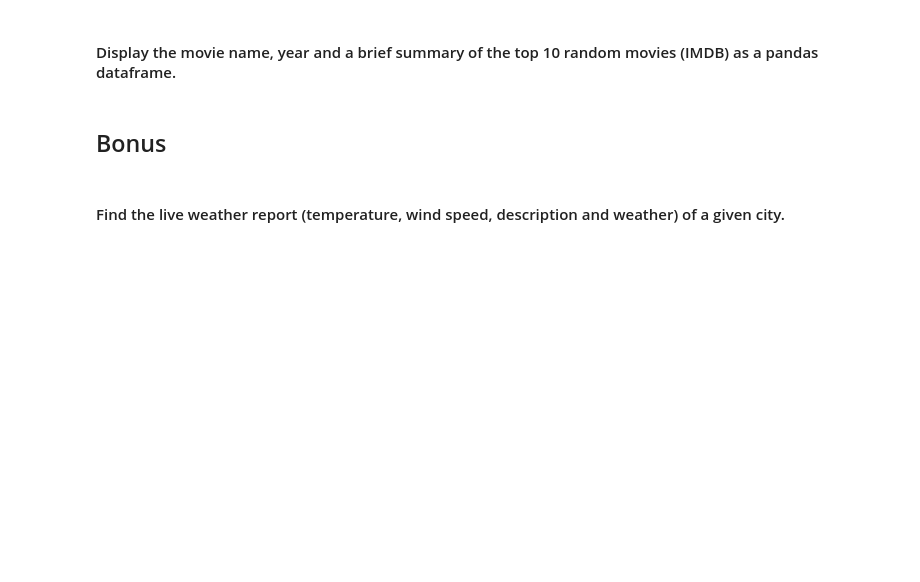
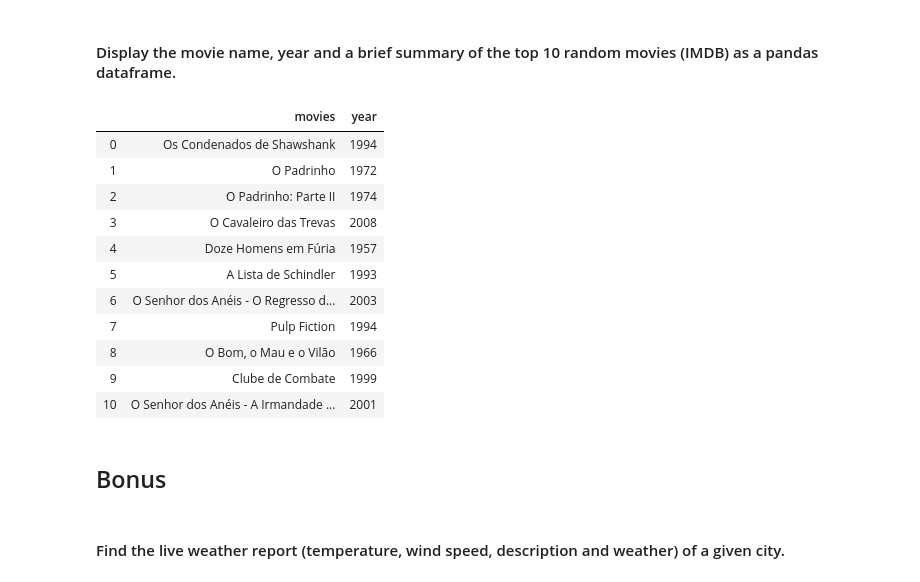
Before and after one commit to ta-data-lis/lab-web-scraping, a Jupyter notebook: your-code/main.ipynb, the cells around one changed output. Drawn from its saved outputs; the diff is of its cells as text; code cells hidden in the pictures; blank space fills up the shorter version.

```diff
--- a/your-code/main.ipynb
+++ b/your-code/main.ipynb
@@ -172,6 +765,21 @@ url = 'https://www.imdb.com/chart/top'
 url = 'http://www.imdb.com/chart/top'
 # %%
 # your code here
+df1 = lst[['movies', 'year']]
+df1.head(11)
+# %% [output]
+|  | movies | year |
+| 0 | Os Condenados de Shawshank | 1994 |
+| 1 | O Padrinho | 1972 |
+| 2 | O Padrinho: Parte II | 1974 |
+| 3 | O Cavaleiro das Trevas | 2008 |
+| 4 | Doze Homens em Fúria | 1957 |
+| 5 | A Lista de Schindler | 1993 |
+| 6 | O Senhor dos Anéis - O Regresso d... | 2003 |
+| 7 | Pulp Fiction | 1994 |
+| 8 | O Bom, o Mau e o Vilão | 1966 |
+| 9 | Clube de Combate | 1999 |
+| 10 | O Senhor dos Anéis - A Irmandade ... | 2001 |
 # %% [markdown]
 ## Bonus
 # %% [markdown]
```
Also changed, not shown: parts of 50 cells of this notebook.
